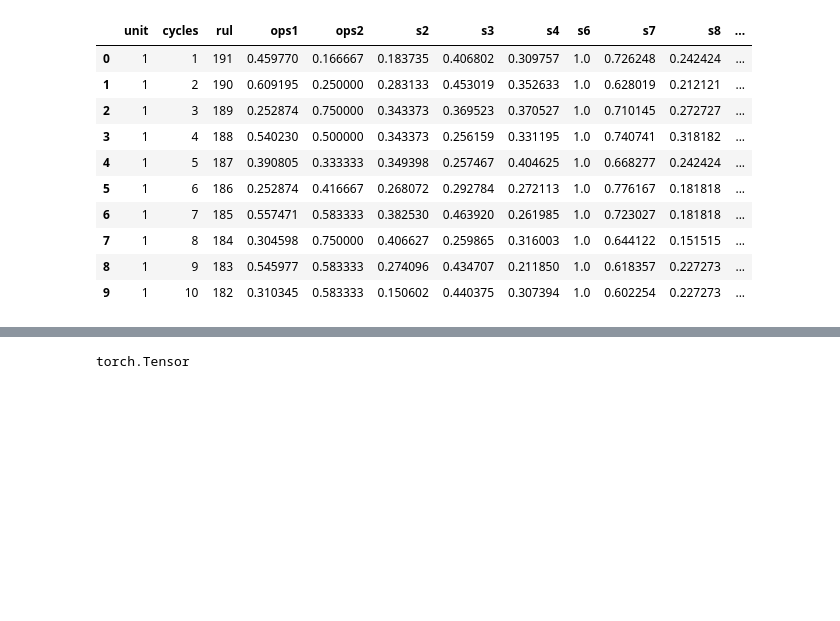
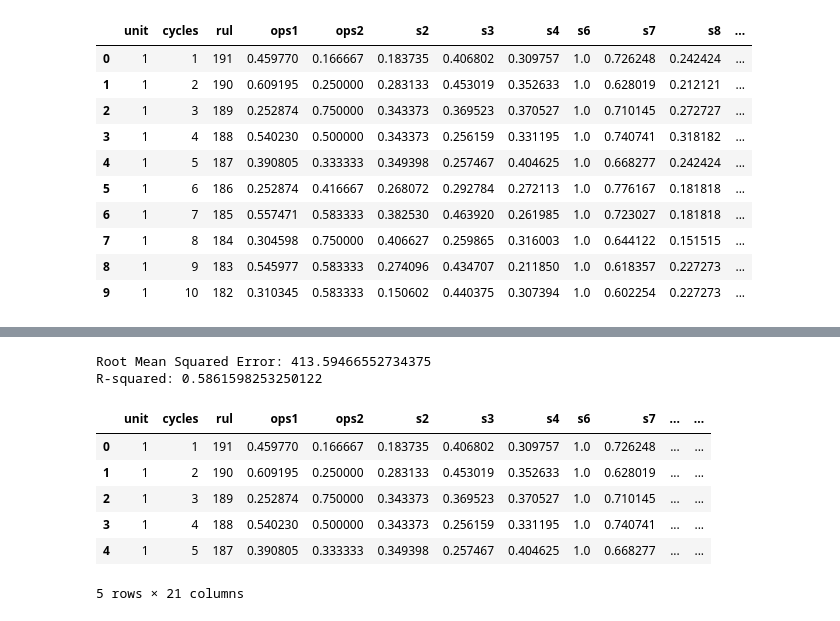
Before and after one commit to Parithimaal/Predictive_Maintenance-NASA_Turbofan_Jet_Engine, a Jupyter notebook: FD001 Analysis/FD001_analysis.ipynb, the cells around one changed output, grey strips where cells are left out. Cells and saved outputs as stored; diff of their text form; code cells hidden in the pictures; blank space fills up the shorter version.

Commit message:
Neural Network training complete

```diff
--- a/FD001 Analysis/FD001_analysis.ipynb
+++ b/FD001 Analysis/FD001_analysis.ipynb
@@ -347,4 +407,24 @@ RuntimeError: mat1 and mat2 shapes cannot be multiplied (32x18 and 20x128)
 # %%
-type(X_train)
+model.eval()
+with torch.no_grad():
+    y_pred = model(X_test_tensor)
+mse = loss_fn(y_pred, y_test_tensor)
+rmse = torch.sqrt(mse)
+r2 = r2_score(y_test_tensor, y_pred.detach().numpy())
+print(f'Root Mean Squared Error: {rmse}')
+print(f'R-squared: {r2}')
 # %% [output]
-torch.Tensor
+Root Mean Squared Error: 413.59466552734375
+R-squared: 0.5861598253250122
+# %%
+train_copy = train_norm.copy()
+train_copy['rul_predicted'] = model(torch.tensor(X.values, dtype=torch.float32)).detach().numpy()
+train_copy.head()
+# %% [output]
+|  | unit | cycles | rul | ops1 | ops2 | s2 | s3 | s4 | s6 | s7 | ... | ... |
+| 0 | 1 | 1 | 191 | 0.459770 | 0.166667 | 0.183735 | 0.406802 | 0.309757 | 1.0 | 0.726248 | ... | ... |
+| 1 | 1 | 2 | 190 | 0.609195 | 0.250000 | 0.283133 | 0.453019 | 0.352633 | 1.0 | 0.628019 | ... | ... |
+| 2 | 1 | 3 | 189 | 0.252874 | 0.750000 | 0.343373 | 0.369523 | 0.370527 | 1.0 | 0.710145 | ... | ... |
+| 3 | 1 | 4 | 188 | 0.540230 | 0.500000 | 0.343373 | 0.256159 | 0.331195 | 1.0 | 0.740741 | ... | ... |
+| 4 | 1 | 5 | 187 | 0.390805 | 0.333333 | 0.349398 | 0.257467 | 0.404625 | 1.0 | 0.668277 | ... | ... |
+5 rows × 21 columns
```
Also changed, not shown: parts of 11 cells of this notebook, 3 other files.
